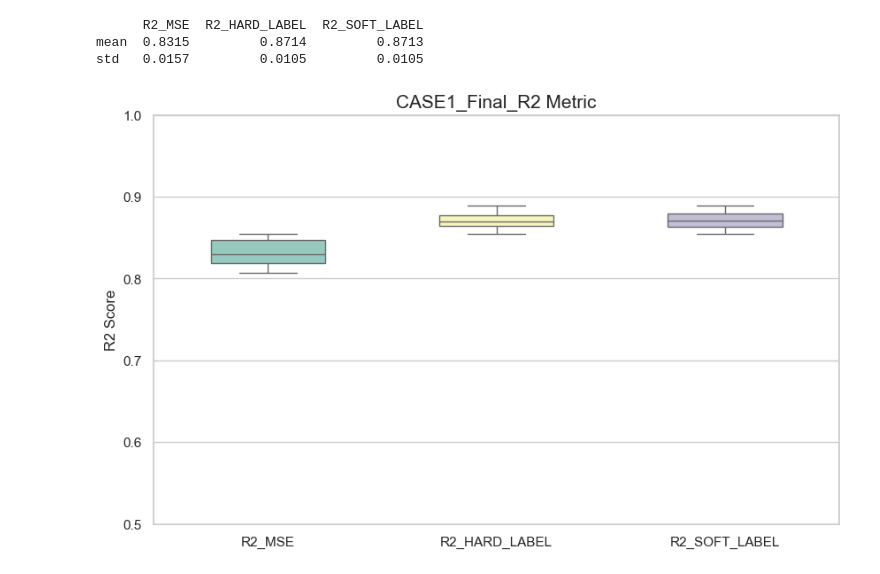
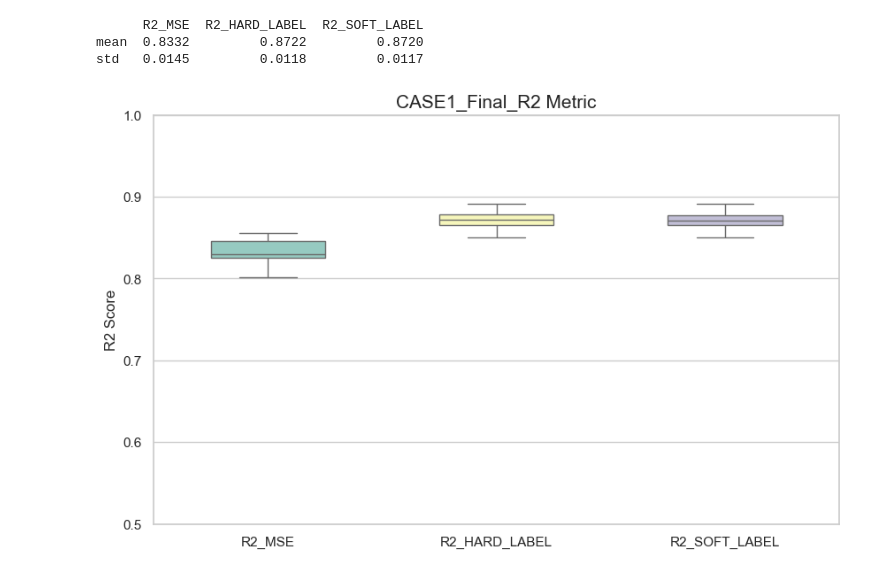
Before and after one commit to MINGYU-1/model_case1, a Jupyter notebook: data_visualize/d13ata_case1_3cases_0_1.ipynb, the cells around one changed output. Saved outputs shown, nothing was run; the diff lists cells and outputs as text; code cells hidden in the pictures.

```diff
--- a/data_visualize/d13ata_case1_3cases_0_1.ipynb
+++ b/data_visualize/d13ata_case1_3cases_0_1.ipynb
@@ -8,34 +8,34 @@ import matplotlib.pyplot as plt
 import seaborn as sns
 import pandas as pd
 
 # 1. JSON 파일 로드
-with open('results_case1_3cases.json', 'r') as f:
+with open('case1_result/case1_result.json', 'r') as f:
     data = json.load(f)
 
 # 2. 데이터프레임 구조로 변환 (Seaborn 시각화에 최적화)
 # 각 리스트의 길이가 같으므로 판다스 데이터프레임으로 바로 변환 가능합니다.
 df = pd.DataFrame(data).iloc[:,1:]
 stats = df.describe()
 print(stats.loc[['mean','std']].astype('float32').round(4))
 # 3. 그래프 스타일 설정
 plt.figure(figsize=(10, 6))
 sns.set_theme(style="whitegrid")
 
 # 4. Boxplot 그리기
 # r2_prob, r2_bin, r2_no 세 컬럼을 한 번에 표현
 sns.boxplot(data=df, palette="Set3", width=0.5)
 # sns.stripplot(data=df, color=".3", size=4, alpha=0.5) # 실제 데이터 포인트 산점도 추가
 
 # 5. 그래프 제목 및 축 라벨 설정
 plt.title('CASE1_Final_R2 Metric', fontsize=15)
 plt.ylabel('R2 Score', fontsize=12)
 # plt.xlabel('Condition Type', fontsize=12)
 plt.ylim(0.5, 1.0) # 데이터 범위에 맞춰 Y축 조정
 plt.savefig('space_time.png')
 # 6. 결과 출력
 plt.show()
 # %% [output]
       R2_MSE  R2_HARD_LABEL  R2_SOFT_LABEL
-mean  0.8315         0.8714         0.8713
-std   0.0157         0.0105         0.0105
+mean  0.8332         0.8722         0.8720
+std   0.0145         0.0118         0.0117
-[figure, old version]
+[figure, new version]
```
Also changed, not shown: 4 other files.
